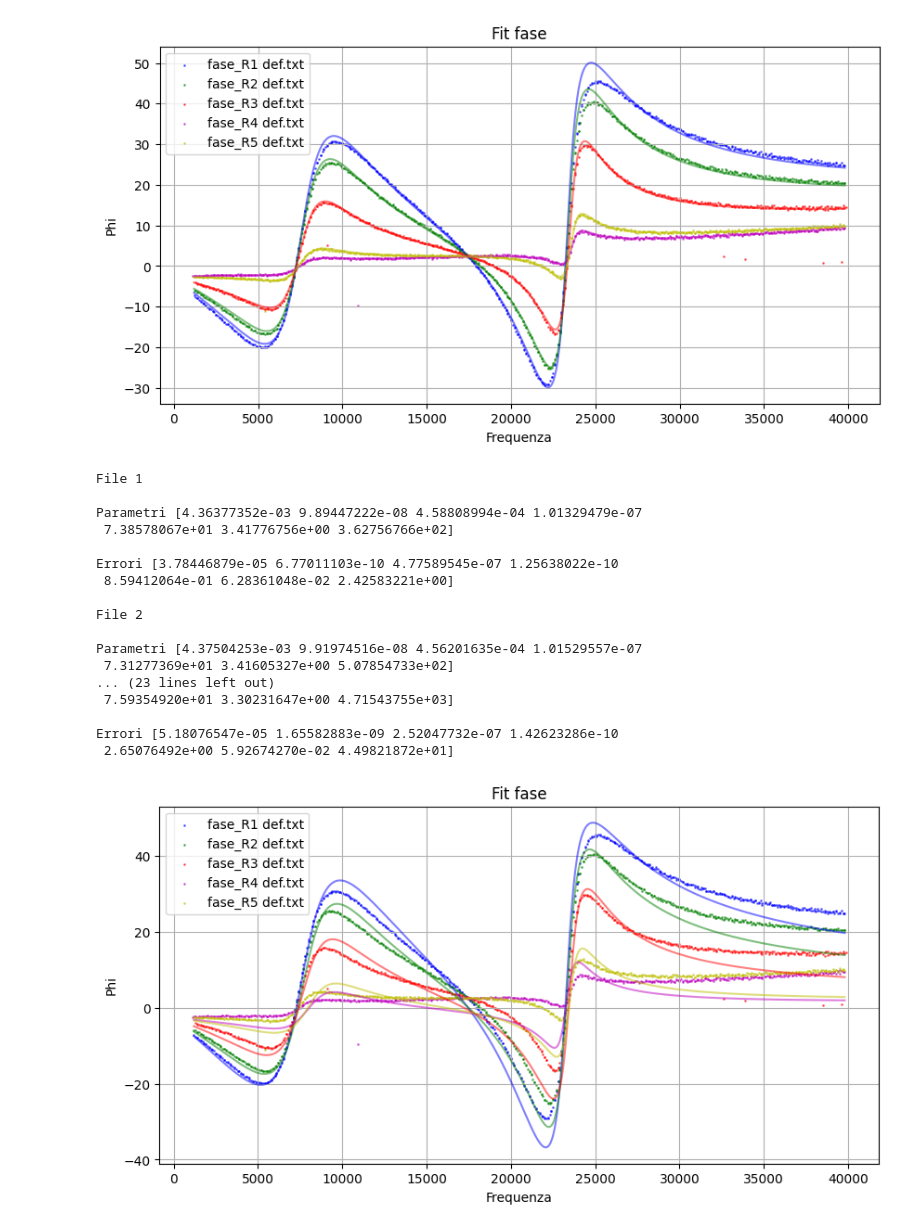
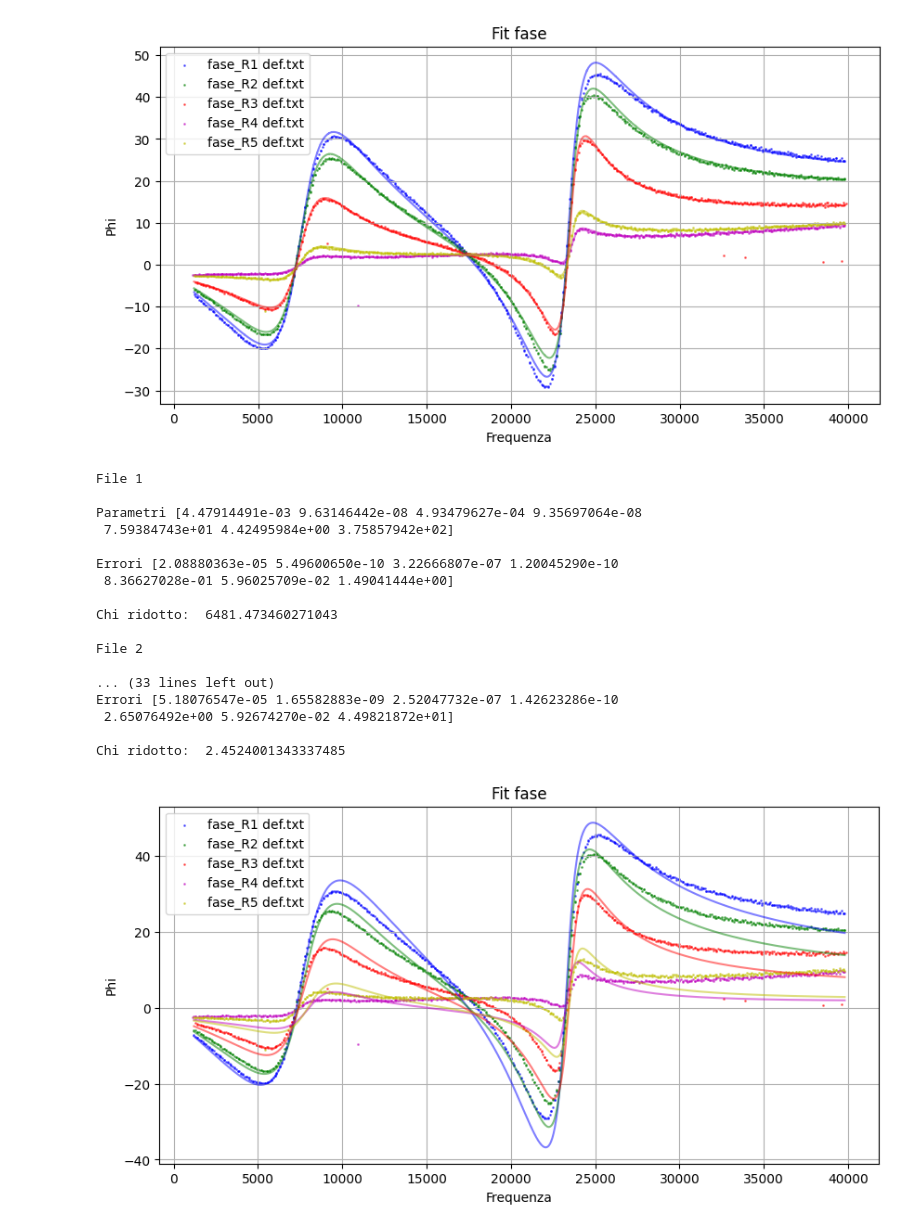
Before and after one commit to giovi-chan/laboratorio2-circuiti, a Jupyter notebook: fase/fase.ipynb, the cells around one changed output. Cells and saved outputs as stored; diff of their text form; code cells hidden in the pictures.

Commit message:
Modifying module fit function and chi square calculation

```diff
--- a/fase/fase.ipynb
+++ b/fase/fase.ipynb
@@ -12,7 +12,7 @@ C2 = 101.3E-9
 # R = (329.84, 470.53, 997.90, 9970.9)
 
 R = (381.84, 522.53, 1057.90, 10020.9, 4737.1)
-# R = (379.84, 520.53, 997.90, 9970.9)
+# R = (329.84, 470.53, 997.90, 9970.9, 4687.1)
 
 RL1 = 78.0
 RL2 = 2.5
@@ -40,6 +40,7 @@ def phase(f, L1, C1, L2, C2, RL1, RL2, R):
 params_list_mod = []
 cov_list_mod=[]
 params_list_real = []
+chi_squared_list = []
 
 # Definizione dei limiti per i parametri del fit
 # bounds_list = [
@@ -50,14 +51,22 @@ params_list_real = []
 # ]
 
 # ottimale per ora
+# bounds_list1 = [
+#     ([L1 - 1E-3, C1 - 1E-8, L2 - 1E-4, C2 - 1E-8, RL1 - 20, RL2 - 0.1, R[0] - 1], [L1 + 1E-5, C1 + 1E-8, L2 + 1E-4, C2 + 1E-8, RL1 + 0.1, RL2 + 2, R[0] + 1]),
+#     ([L1 - 1E-3, C1 - 1E-8, L2 - 1E-4, C2 - 1E-8, RL1 - 1, RL2 - 0.1, R[1] - 1], [L1 + 1E-5, C1 + 1E-8, L2 + 1E-4, C2 + 1E-8, RL1 + 1, RL2 + 1, R[1] + 1]),
+#     ([L1 - 1E-3, C1 - 1E-8, L2 - 1E-4, C2 - 1E-8, RL1 - 10, RL2 - 1, R[2] - 1000], [L1 + 1E-5, C1 + 1E-8, L2 + 1E-4, C2 + 1E-8, RL1 + 10, RL2 + 1, R[2] + 1000]),
+#     ([L1 - 1E-3, C1 - 1E-8, L2 - 1E-4, C2 - 1E-8, RL1 - 10, RL2 - 1, R[3] - 10000], [L1 + 1E-5, C1 + 1E-8, L2 + 1E-4, C2 + 1E-8, RL1 + 10, RL2 + 1, R[3] + 10000]),
+#     ([L1 - 1E-3, C1 - 1E-8, L2 - 1E-4, C2 - 1E-8, RL1 - 10, RL2 - 1, R[4] - 10000], [L1 + 1E-5, C1 + 1E-8, L2 + 1E-4, C2 + 1E-8, RL1 + 10, RL2 + 1, R[4] + 10000]),
+# ]
+
+
 bounds_list0 = [
-    ([L1 - 1E-3, C1 - 1E-8, L2 - 1E-4, C2 - 1E-8, RL1 - 10, RL2 - 1, R[0] - 100], [L1 + 1E-5, C1 + 1E-8, L2 + 1E-4, C2 + 1E-8, RL1 + 10, RL2 + 1, R[0] + 100]),
-    ([L1 - 1E-3, C1 - 1E-8, L2 - 1E-4, C2 - 1E-8, RL1 - 10, RL2 - 1, R[1] - 100], [L1 + 1E-5, C1 + 1E-8, L2 + 1E-4, C2 + 1E-8, RL1 + 10, RL2 + 1, R[1] + 100]),
-    ([L1 - 1E-3, C1 - 1E-8, L2 - 1E-4, C2 - 1E-8, RL1 - 10, RL2 - 1, R[2] - 1000], [L1 + 1E-5, C1 + 1E-8, L2 + 1E-4, C2 + 1E-8, RL1 + 10, RL2 + 1, R[2] + 1000]),
+    ([L1 - 1E-4, C1 - 1E-8, L2 - 1E-4, C2 - 1E-8, RL1 - 100, RL2 -1, R[0] - 10], [L1 + 2E-5, C1 + 2E-8, L2 + 2E-4, C2 + 2E-8, RL1 + 8, RL2 + 2, R[0] + 1000]),
+    ([L1 - 1E-4, C1 - 1E-8, L2 - 1E-4, C2 - 1E-8, RL1 - 100, RL2 -1, R[1] - 100], [L1 + 2E-5, C1 + 2E-8, L2 + 2E-4, C2 + 2E-8, RL1 + 8, RL2 + 2, R[1] + 1000]),
+    ([L1 - 1E-3, C1 - 1E-8, L2 - 1E-4, C2 - 1E-8, RL1 - 10, RL2 - 1, R[2] - 100], [L1 + 1E-5, C1 + 1E-8, L2 + 1E-4, C2 + 1E-8, RL1 + 10, RL2 + 1, R[2] + 1000]),
     ([L1 - 1E-3, C1 - 1E-8, L2 - 1E-4, C2 - 1E-8, RL1 - 10, RL2 - 1, R[3] - 10000], [L1 + 1E-5, C1 + 1E-8, L2 + 1E-4, C2 + 1E-8, RL1 + 10, RL2 + 1, R[3] + 10000]),
     ([L1 - 1E-3, C1 - 1E-8, L2 - 1E-4, C2 - 1E-8, RL1 - 10, RL2 - 1, R[4] - 10000], [L1 + 1E-5, C1 + 1E-8, L2 + 1E-4, C2 + 1E-8, RL1 + 10, RL2 + 1, R[4] + 10000]),
 ]
-
 
 
 # Iterazione attraverso i file e i limiti di resistenza
@@ -86,58 +95,73 @@ for file_name, bounds in zip(['fase_R1 def.txt', 'fase_R2 def.txt', 'fase_R3 def
 for cov in cov_list_mod:
     errors_fit_list.append(np.sqrt(np.diag(cov)))
 
+errors = [0.25] * len(y_values)
 
 # Plot dei dati sperimentali e dei fit per il modulo
 plt.figure(figsize=(10, 5))
 plt.title('Fit fase')
 plt.xlabel('Frequenza')
 plt.ylabel('Phi')
 
 for params_mod, color in zip(params_list_mod, ['b', 'g', 'r', 'm', 'y']):
-    x_fit = np.linspace(min(x_values), max(x_values), 1000)
-    y_mod_fit = phase(x_fit, *params_mod)
-    plt.plot(x_fit, y_mod_fit, linestyle='-', color=color, alpha=0.5)
+    # x_fit = np.linspace(min(x_values), max(x_values), 1000)
+    x_values= np.array(x_values)
+    y_mod_fit = phase(x_values, *params_mod)
+    plt.plot(x_values, y_mod_fit, linestyle='-', color=color, alpha=0.5)
+
+    # Interpolating y_mod_fit to match the length of y_values
+    # y_mod_fit_interpolated = np.interp(x_values, x_fit, y_mod_fit)
+
+    # Calcola il chi-quadro e aggiungi alla lista
+    chi_squared = np.sum(((y_values - y_mod_fit) / errors)**2) / (len(x_values) - len(params_mod))
+    chi_squared_list.append(chi_squared)
+
+
+    # # Calcola il chi-quadro e aggiungi alla lista
+    # chi_squared = np.sum(((y_values - y_mod_fit) / errors)**2) / (len(x_values) - len(params_mod))
+    # chi_squared_list.append(chi_squared)
 
 
 for file_name, color in zip(['fase_R1 def.txt', 'fase_R2 def.txt', 'fase_R3 def.txt', 'fase_R4 def.txt', 'fase_R5 def.txt'], ['b', 'g', 'r', 'm', 'y']):
     with open(file_name, 'r') as file:
         lines = file.readlines()
     x_values = []
     y_values = []
     for line in lines:
         parts = line.split()
         x_values.append(float(parts[0]))
         y_values.append(float(parts[1]))
     plt.scatter(x_values, y_values, label=file_name, s=1, color=color, alpha= 0.5)
 
 plt.legend()
 plt.grid()
 plt.show()
 
 
-for param, err, i in zip(params_list_mod, errors_fit_list, range(5)):
+for param, err, chi, i in zip(params_list_mod, errors_fit_list, chi_squared_list, range(5)):
     print('File', i+1, '\n')
     print('Parametri', param, '\n')
     print('Errori', err, '\n')
+    print ('Chi ridotto: ', chi, '\n')
 # %% [output]
-[figure, old version]
+[figure, new version]
 File 1
 
-Parametri [4.36377352e-03 9.89447222e-08 4.58808994e-04 1.01329479e-07
- 7.38578067e+01 3.41776756e+00 3.62756766e+02]
+Parametri [4.47914491e-03 9.63146442e-08 4.93479627e-04 9.35697064e-08
+ 7.59384743e+01 4.42495984e+00 3.75857942e+02]
 
-Errori [3.78446879e-05 6.77011103e-10 4.77589545e-07 1.25638022e-10
- 8.59412064e-01 6.28361048e-02 2.42583221e+00]
+Errori [2.08880363e-05 5.49600650e-10 3.22666807e-07 1.20045290e-10
+ 8.36627028e-01 5.96025709e-02 1.49041444e+00]
+
+Chi ridotto:  6481.473460271043
 
 File 2
 
-Parametri [4.37504253e-03 9.91974516e-08 4.56201635e-04 1.01529557e-07
- 7.31277369e+01 3.41605327e+00 5.07854733e+02]
-... (23 lines left out)
- 7.59354920e+01 3.30231647e+00 4.71543755e+03]
-
+... (33 lines left out)
 Errori [5.18076547e-05 1.65582883e-09 2.52047732e-07 1.42623286e-10
  2.65076492e+00 5.92674270e-02 4.49821872e+01]
+
+Chi ridotto:  2.4524001343337485
 # %%
 import numpy as np
 import matplotlib.pyplot as plt
```
Also changed, not shown: 1 other file.
